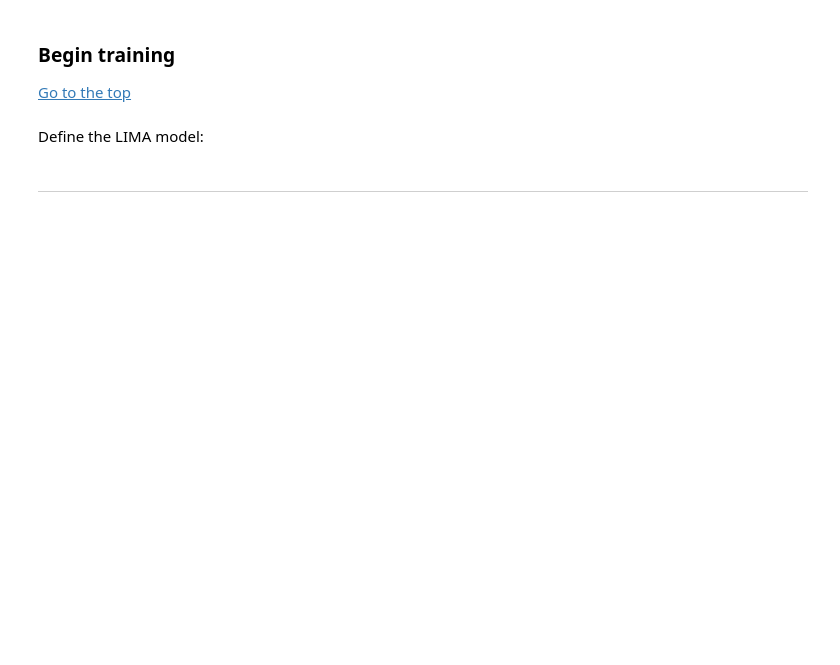
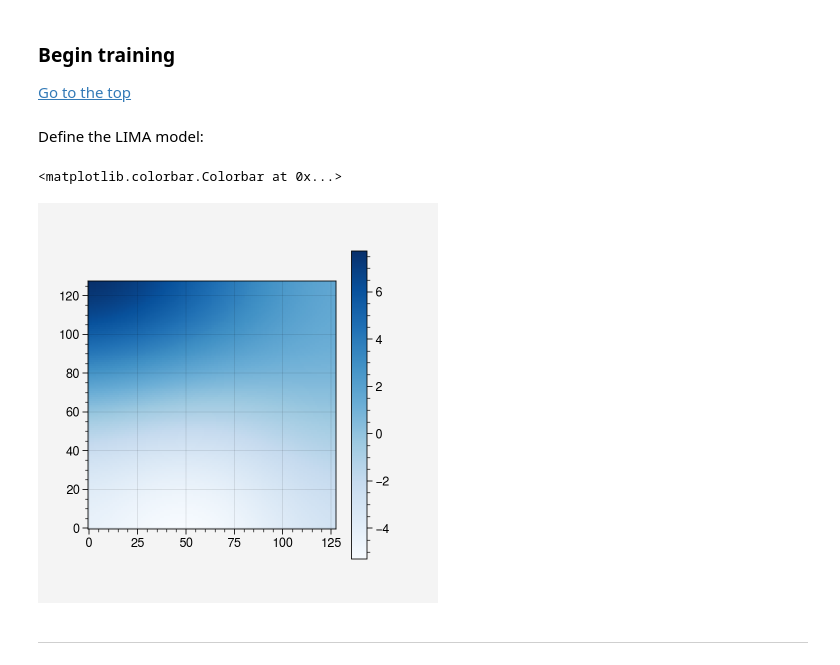
Before and after one commit to kamilazdybal/pykitPIV, a Jupyter notebook: jupyter-notebooks/integration-with-LIMA.ipynb, the cells around one changed output. Saved outputs shown, nothing was run; the diff lists cells and outputs as text; code cells hidden in the pictures; blank space fills up the shorter version.

```diff
--- a/jupyter-notebooks/integration-with-LIMA.ipynb
+++ b/jupyter-notebooks/integration-with-LIMA.ipynb
@@ -159,3 +170,6 @@ We fix a random seed for generating the test set of PIV images (which is differe
 test_random_seed = 200
 # %%
 image_test = generate_images(n_images, test_random_seed)
+
+image_pairs_test = image_test.image_pairs_to_tensor()
+targets_test = image_test.targets_to_tensor()
@@ -336,3 +370,6 @@ trainer = pl.Trainer(gpus=1)
 trainer.fit(model,
             train_loader,
             test_loader)
+# %%
+image_to_predict = 0
+velocity_component = 0
@@ -339,2 +383,10 @@ trainer.fit(model,
+# %%
+plt.imshow(targets_test[image_to_predict,velocity_component,:,:],
+           cmap='Blues',
+           origin='lower')
+plt.colorbar();
+# %% [output]
+<matplotlib.colorbar.Colorbar at 0x...>
+[figure, added]
 # %% [markdown]
 ***
```
Also changed, not shown: parts of 23 cells of this notebook, 1 other file.
